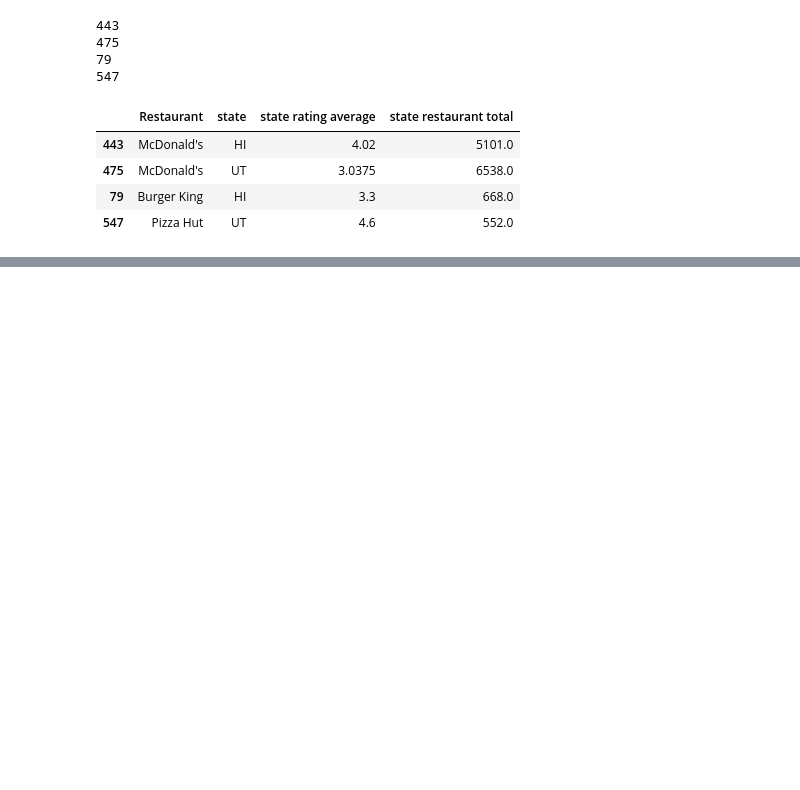
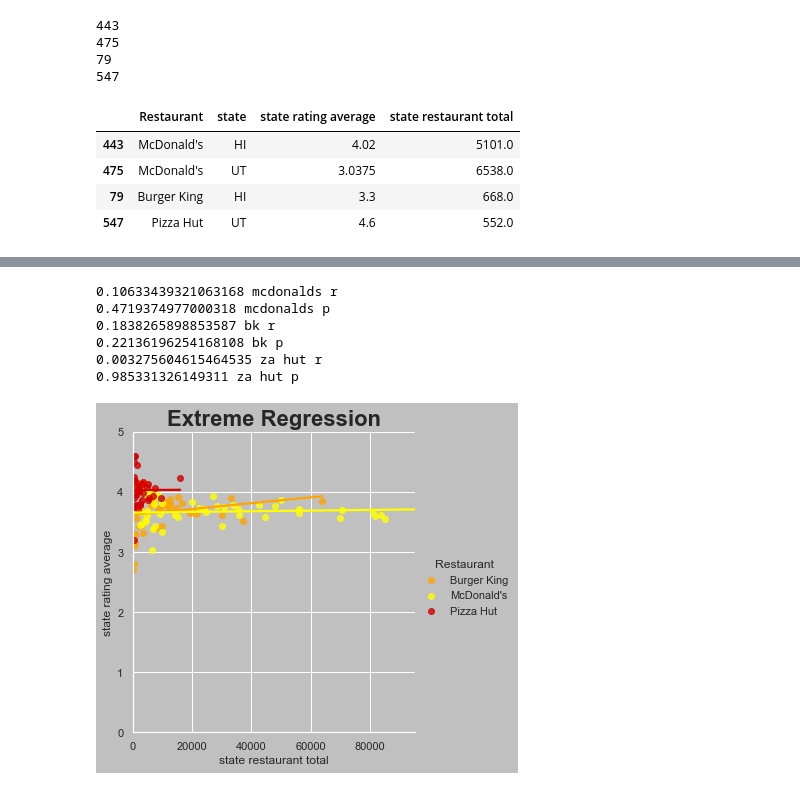
Before and after one commit to msgibson623/Fast-Food-Restaurants-Across-US, a Jupyter notebook: Haslett/Fast-food-haslett-.ipynb, the cells around one changed output, grey strips where cells are left out. Saved outputs shown, nothing was run; the diff lists cells and outputs as text; code cells hidden in the pictures; blank space fills up the shorter version.

```diff
--- a/Haslett/Fast-food-haslett-.ipynb
+++ b/Haslett/Fast-food-haslett-.ipynb
@@ -172 +188,25 @@ overview_scatter=overview[overview['Restaurant'].isin(["McDonald's","Burger King
+# %%
+extreme_regression=sns.lmplot(x='state restaurant total',y="state rating average",hue="Restaurant",data=overview_scatter,ci=None,palette=["#FFA500",'#FFFF00',"#D30000"],fit_reg=True)
+plt.title("Extreme Regression",size=22,fontweight="bold")
+extreme_regression.set(xlim=(0,95000))
+extreme_regression.set(ylim=(0,5))
+slope, intercept, r_value, p_value, std_err = stats.linregress(overview_scatter[overview_scatter["Restaurant"] == "McDonald's"]["state restaurant total"]
+                                                               ,overview_scatter[overview_scatter["Restaurant"] == "McDonald's"]["state rating average"])
+print(f'{r_value} mcdonalds r')
+print(f'{p_value} mcdonalds p')
+slope, intercept, r_value2, p_value2, std_err = stats.linregress(overview_scatter[overview_scatter["Restaurant"] == "Burger King"]["state restaurant total"]
+                                                               ,overview_scatter[overview_scatter["Restaurant"] == "Burger King"]["state rating average"])
+print(f'{r_value2} bk r')
+print(f'{p_value2} bk p')
+slope, intercept, r_value3, p_value3, std_err = stats.linregress(overview_scatter[overview_scatter["Restaurant"] == "Pizza Hut"]["state restaurant total"],overview_scatter[overview_scatter["Restaurant"] == "Pizza Hut"]["state rating average"])
+print(f'{r_value3} za hut r')
+print(f'{p_value3} za hut p')
+# %% [output]
+0.10633439321063168 mcdonalds r
+0.4719374977000318 mcdonalds p
+0.1838265898853587 bk r
+0.22136196254168108 bk p
+0.003275604615464535 za hut r
+0.985331326149311 za hut p
+[figure, added]
 # %%
```
Also changed, not shown: parts of 6 cells of this notebook, 4 other files.
